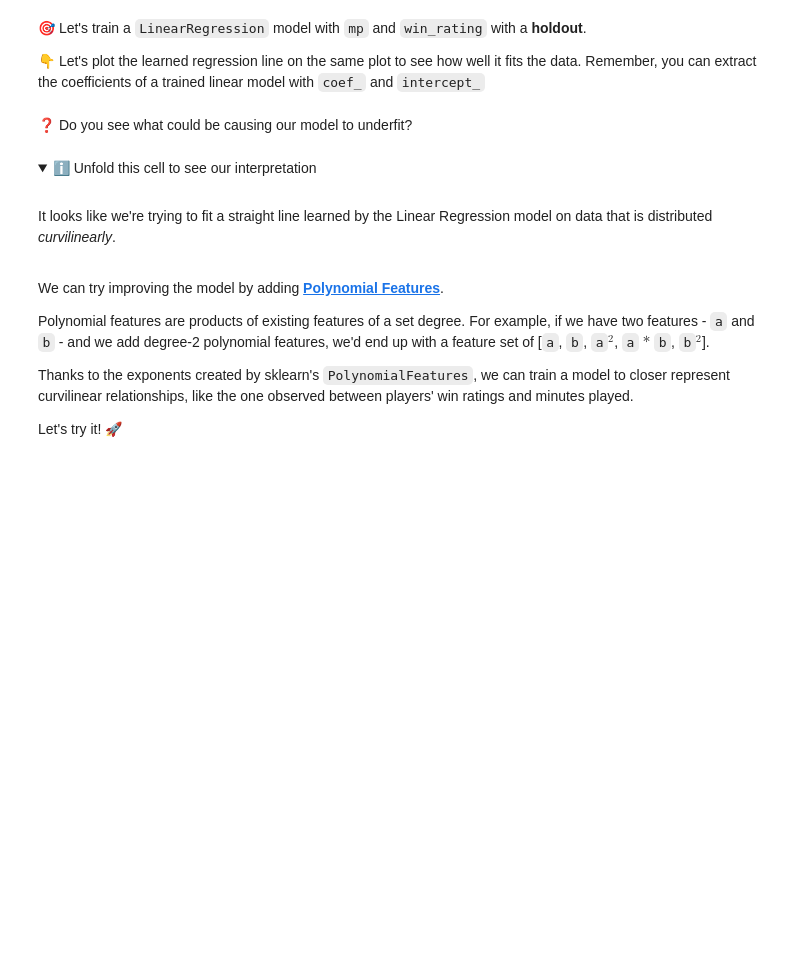
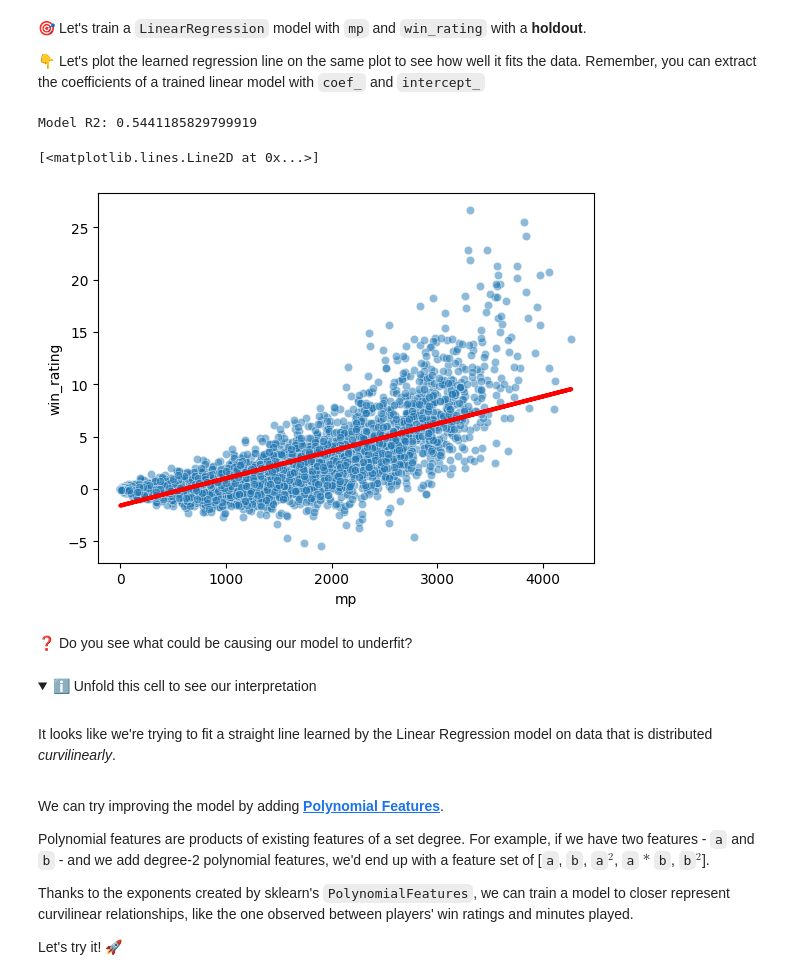
Before and after one commit to neural5torm/data-learning-curves, a Jupyter notebook: Learning_Curves.ipynb, the cells around one changed output. Saved outputs shown, nothing was run; the diff lists cells and outputs as text; code cells hidden in the pictures; folded sections open; blank space fills up the shorter version.

```diff
--- a/Learning_Curves.ipynb
+++ b/Learning_Curves.ipynb
@@ -146,25 +198,29 @@ sns.scatterplot(data=df, x='mp', y='win_rating', alpha=0.5)
 👇 Let's plot the learned regression line on the same plot to see how well it fits the data. Remember, you can extract the coefficients of a trained linear model with `coef_` and `intercept_`
 # %%
 # Training the model
-model = LinearRegression()
+linreg = LinearRegression()
 
-X = df[['mp']]
-y = df['win_rating']
+X = nba[['mp']]
+y = nba['win_rating']
 
 X_train, X_test, y_train, y_test = train_test_split(X, y, test_size=0.2, random_state=1)
 
-model.fit(X_train, y_train)
+linreg.fit(X_train, y_train)
 
 # scoring the model
-lin_reg_score = model.score(X_test, y_test)
+lin_reg_score = linreg.score(X_test, y_test)
 print("Model R2:", lin_reg_score)
 
 # extracting the coefficients and regression function
-regression = model.coef_[0] * df['mp'] + model.intercept_
+regression = linreg.coef_[0] * nba['mp'] + linreg.intercept_
 
 # plotting the data and learned regression function
-sns.scatterplot(data=df, x='mp', y='win_rating', alpha=0.5)
-plt.plot(df['mp'], regression, color='red', linewidth=3)
+sns.scatterplot(data=nba, x='mp', y='win_rating', alpha=0.5)
+plt.plot(nba['mp'], regression, color='red', linewidth=3)
+# %% [output]
+Model R2: 0.5441185829799919
+[<matplotlib.lines.Line2D at 0x...>]
+[figure, added]
 # %% [markdown]
 ❓ Do you see what could be causing our model to underfit?
 # %% [markdown]
```
Also changed, not shown: parts of 17 cells of this notebook.
